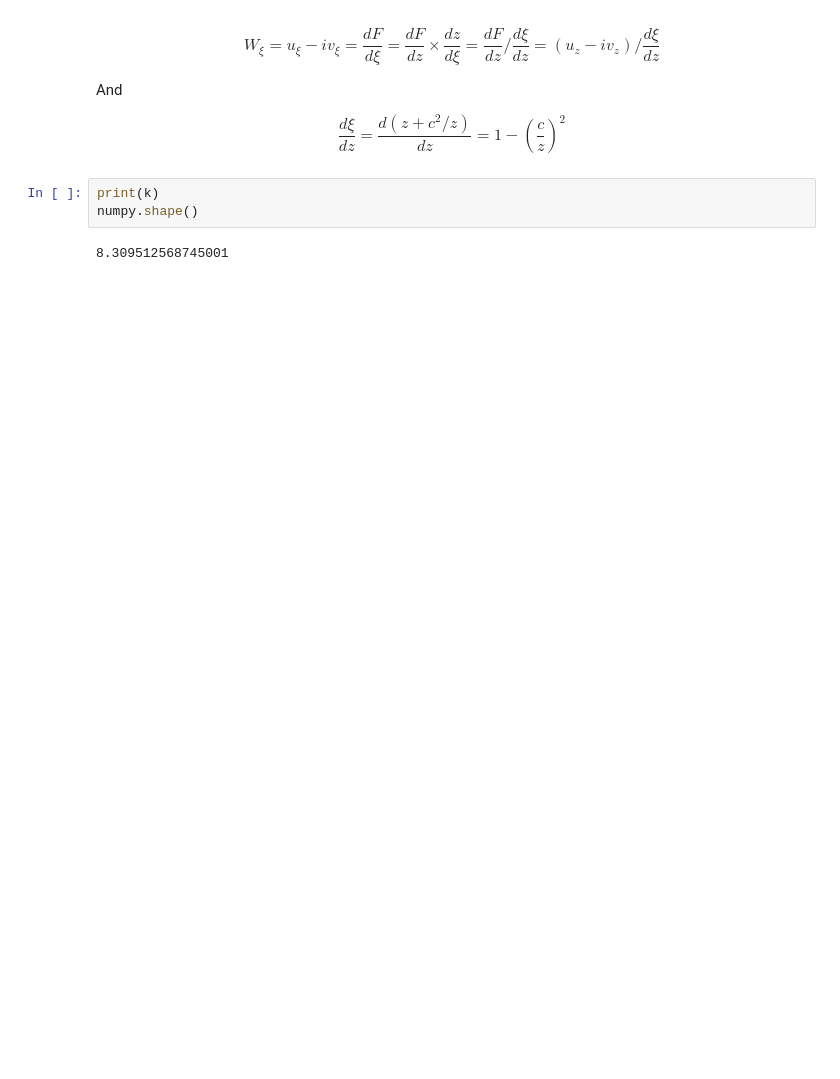
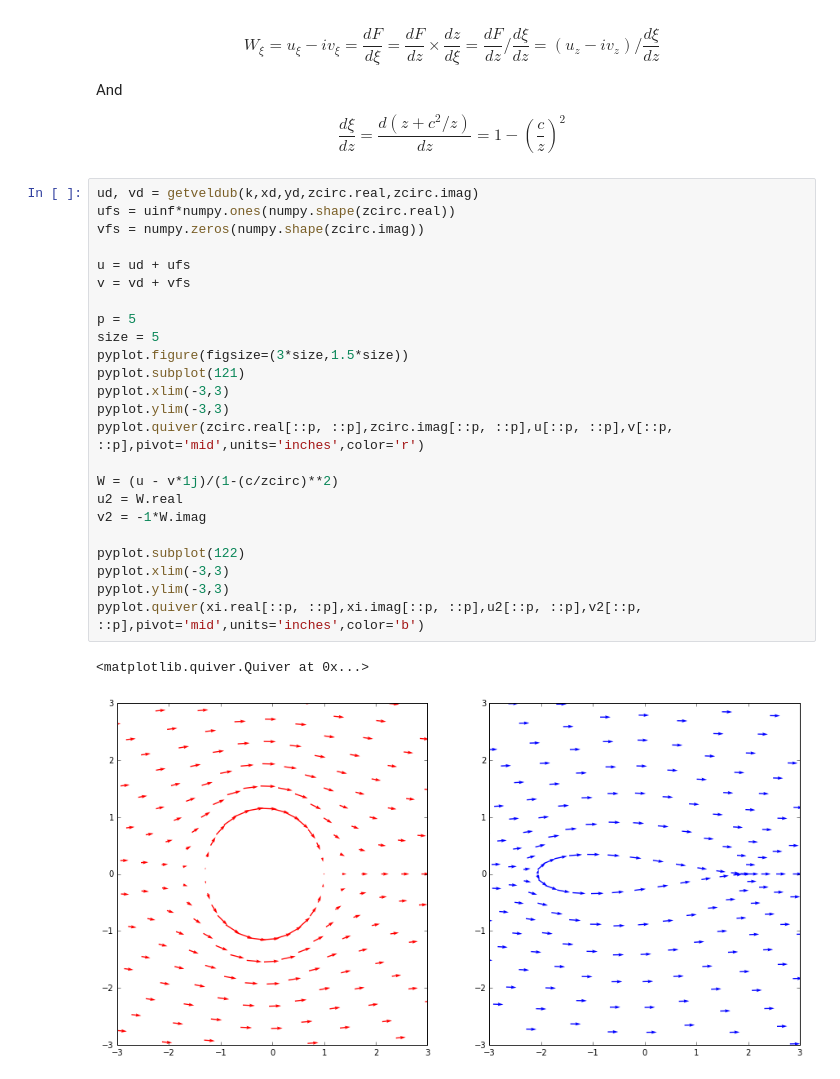
Before and after one commit to lpgleaves/mae6226-workspace, a Jupyter notebook: 06_Assignment_working.ipynb, the cells around one changed output. Saved outputs shown, nothing was run; the diff lists cells and outputs as text; blank space fills up the shorter version.

```diff
--- a/06_Assignment_working.ipynb
+++ b/06_Assignment_working.ipynb
@@ -184,8 +195,30 @@ And
 \begin{equation}
 \frac{d \xi}{d z} = \frac{d (z + c^2/z)}{dz} = 1 - \left(\frac{c}{z}\right)^2
 \end{equation}
-# %%
-print(k)
-numpy.shape()
-# %% [output]
-8.309512568745001
+# %%
+ud, vd = getveldub(k,xd,yd,zcirc.real,zcirc.imag)
+ufs = uinf*numpy.ones(numpy.shape(zcirc.real))
+vfs = numpy.zeros(numpy.shape(zcirc.imag))
+
+u = ud + ufs
+v = vd + vfs
+
+p = 5
+size = 5
+pyplot.figure(figsize=(3*size,1.5*size))
+pyplot.subplot(121)
+pyplot.xlim(-3,3)
+pyplot.ylim(-3,3)
+pyplot.quiver(zcirc.real[::p, ::p],zcirc.imag[::p, ::p],u[::p, ::p],v[::p, ::p],pivot='mid',units='inches',color='r')
+
+W = (u - v*1j)/(1-(c/zcirc)**2)
+u2 = W.real
+v2 = -1*W.imag
+
+pyplot.subplot(122)
+pyplot.xlim(-3,3)
+pyplot.ylim(-3,3)
+pyplot.quiver(xi.real[::p, ::p],xi.imag[::p, ::p],u2[::p, ::p],v2[::p, ::p],pivot='mid',units='inches',color='b')
+# %% [output]
+<matplotlib.quiver.Quiver at 0x...>
+[figure, added]
```
Also changed, not shown: parts of 14 cells of this notebook.
